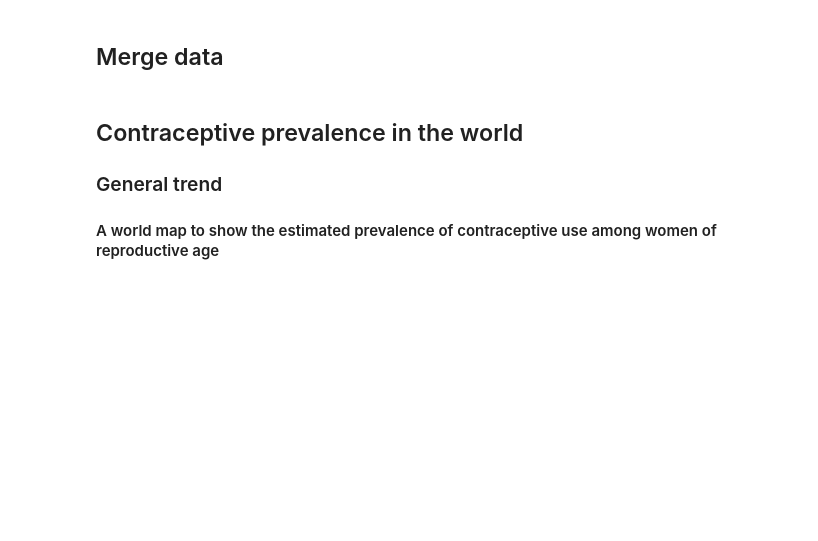
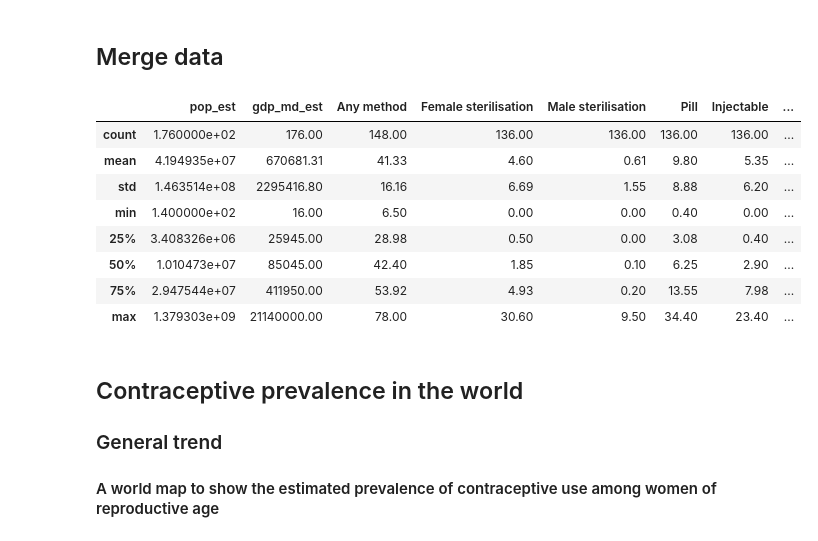
Before and after one commit to JYU-412/Contraceptive-data-visualization, a Jupyter notebook: Project_contraceptive_data_visualization.ipynb, the cells around one changed output. Cells and saved outputs as stored; diff of their text form; code cells hidden in the pictures; blank space fills up the shorter version.

```diff
--- a/Project_contraceptive_data_visualization.ipynb
+++ b/Project_contraceptive_data_visualization.ipynb
@@ -5,9 +5,16 @@ import geopandas
 import pandas as pd
 import seaborn as sns
 import numpy as np
-import fiona
-import pycountry
-from fuzzywuzzy import fuzz
-from fuzzywuzzy import process
+import pycountry # used to identify country code
+from fuzzywuzzy import fuzz # used to fuzzy merge data
+from fuzzywuzzy import process # used to fuzzy merge data
 import matplotlib.pyplot as plt
 from mpl_toolkits.axes_grid1 import make_axes_locatable
+from bokeh.palettes import Spectral6 ## used to create interactive plot
+from bokeh.plotting import figure,  show ## used to create interactive plot
+from bokeh.io import output_notebook ## used to create interactive plot
+from bokeh.models import Legend, ColumnDataSource, HoverTool ## used to create interactive plot
+pd.set_option('display.max_rows', 300)
+pd.set_option('display.max_columns', 500)
+import warnings
+warnings.filterwarnings('ignore')
@@ -54,3 +61,16 @@ World_con.describe()
+# %%
+# a quick inspection of the data
+round(World_con.describe(), 2)
+# %% [output]
+|  | pop_est | gdp_md_est | Any method | Female sterilisation | Male sterilisation | Pill | Injectable | ... |
+| count | 1.760000e+02 | 176.00 | 148.00 | 136.00 | 136.00 | 136.00 | 136.00 | ... |
+| mean | 4.194935e+07 | 670681.31 | 41.33 | 4.60 | 0.61 | 9.80 | 5.35 | ... |
+| std | 1.463514e+08 | 2295416.80 | 16.16 | 6.69 | 1.55 | 8.88 | 6.20 | ... |
+| min | 1.400000e+02 | 16.00 | 6.50 | 0.00 | 0.00 | 0.40 | 0.00 | ... |
+| 25% | 3.408326e+06 | 25945.00 | 28.98 | 0.50 | 0.00 | 3.08 | 0.40 | ... |
+| 50% | 1.010473e+07 | 85045.00 | 42.40 | 1.85 | 0.10 | 6.25 | 2.90 | ... |
+| 75% | 2.947544e+07 | 411950.00 | 53.92 | 4.93 | 0.20 | 13.55 | 7.98 | ... |
+| max | 1.379303e+09 | 21140000.00 | 78.00 | 30.60 | 9.50 | 34.40 | 23.40 | ... |
 # %% [markdown]
 ## Contraceptive prevalence in the world
 ### General trend
```
Also changed, not shown: parts of 18 cells of this notebook, 1 other file.
